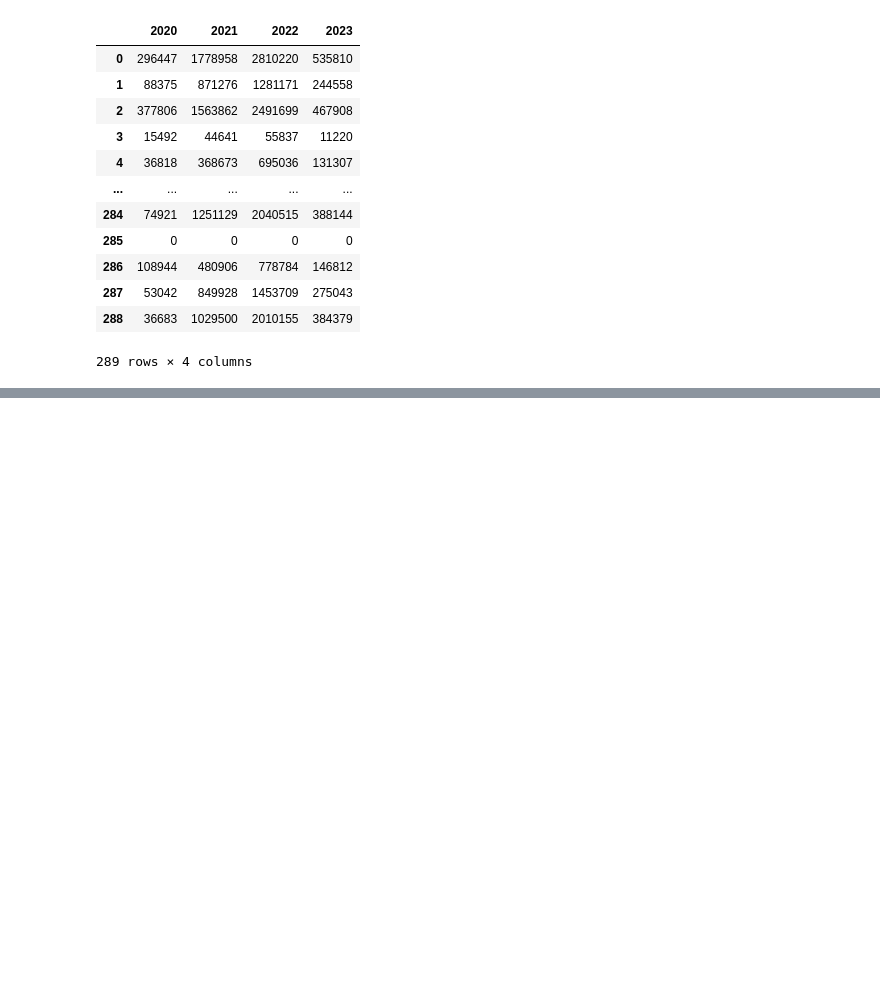
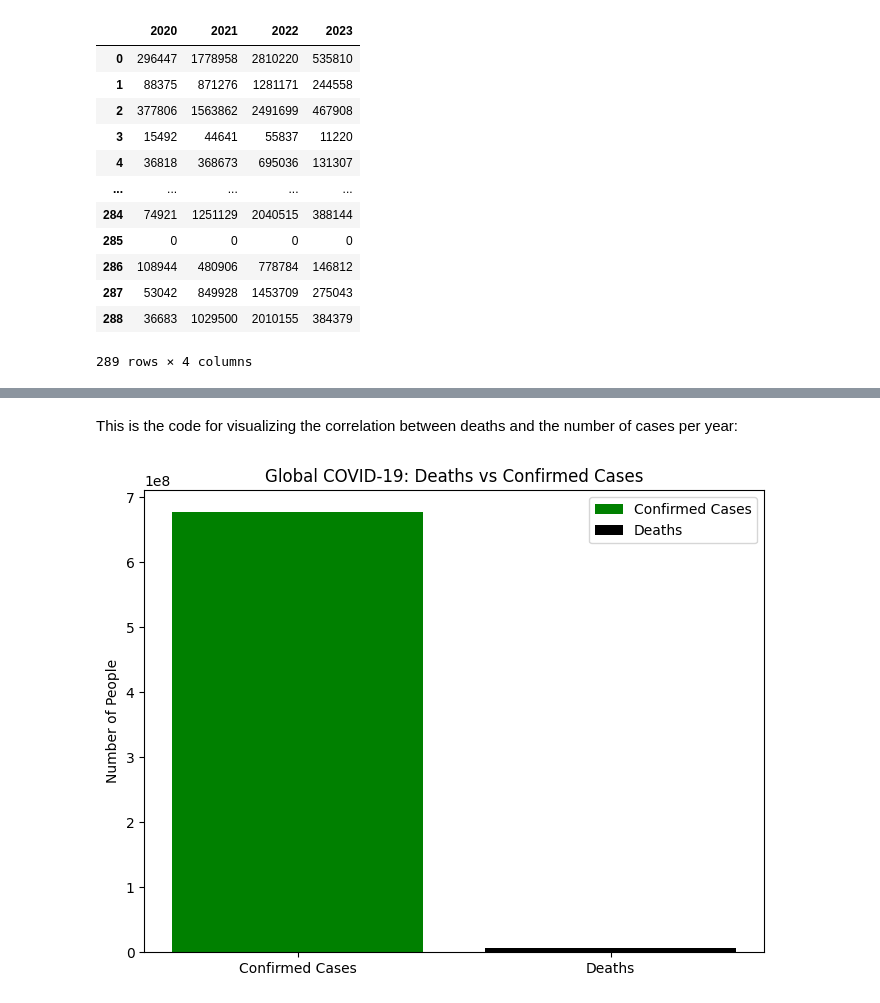
Before and after one commit to Sidhchamp1/Covid-19, a Jupyter notebook: test_code.ipynb, the cells around one changed output, grey strips where cells are left out. Saved outputs shown, nothing was run; the diff lists cells and outputs as text; code cells hidden in the pictures; blank space fills up the shorter version.

```diff
--- a/test_code.ipynb
+++ b/test_code.ipynb
@@ -170,0 +302,18 @@ plt.show()
+# %% [markdown]
+This is the code for visualizing the correlation between deaths and the number of cases per year:
+# %%
+
+
+# --- Visualization ---
+plt.figure(figsize=(8, 6))
+
+bars = plt.bar(["Confirmed Cases", "Deaths"], [total_cases, total_deaths], color=['green', 'black'])
+
+plt.legend([bars[0], bars[1]], ["Confirmed Cases", "Deaths"])
+
+plt.ylabel("Number of People")
+plt.title("Global COVID-19: Deaths vs Confirmed Cases")
+
+plt.show()
+# %% [output]
+[figure, added]
```
Also changed, not shown: parts of 18 cells of this notebook.
